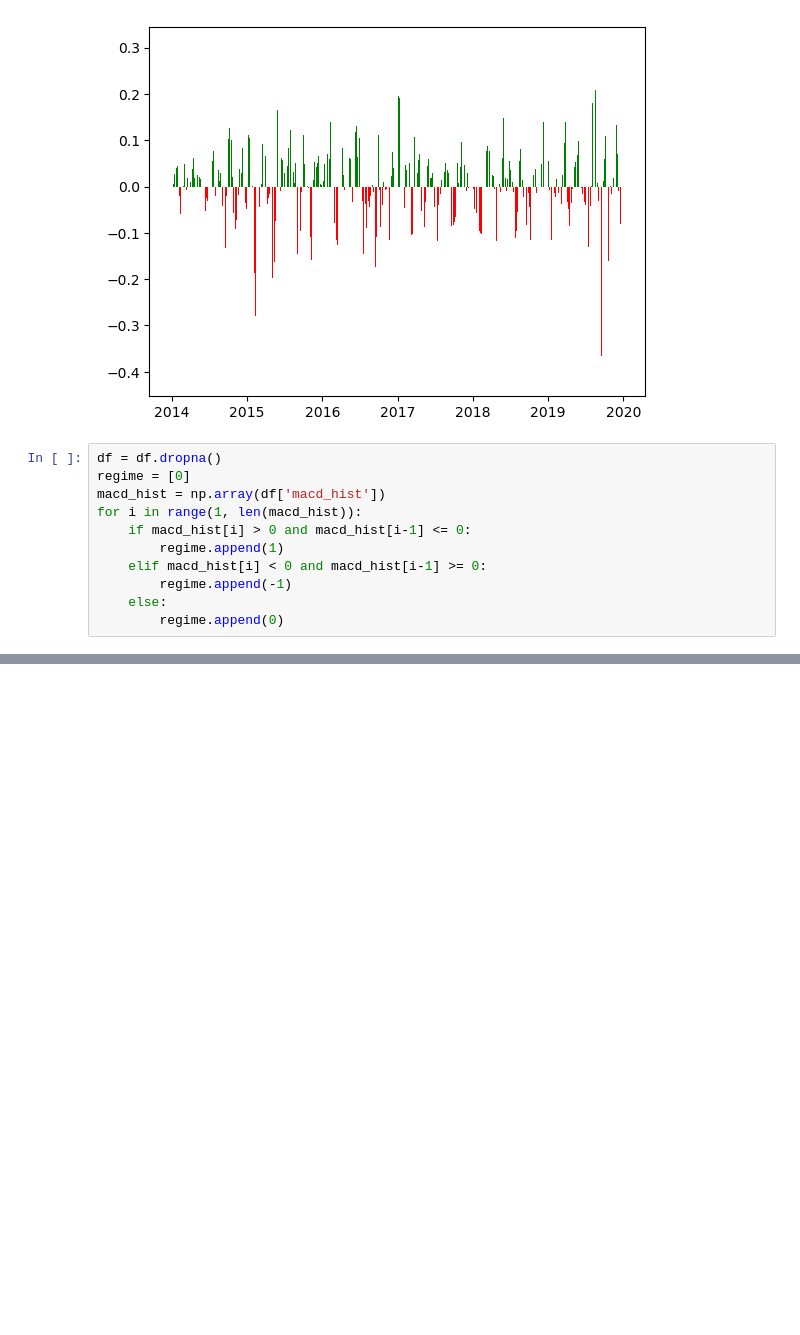
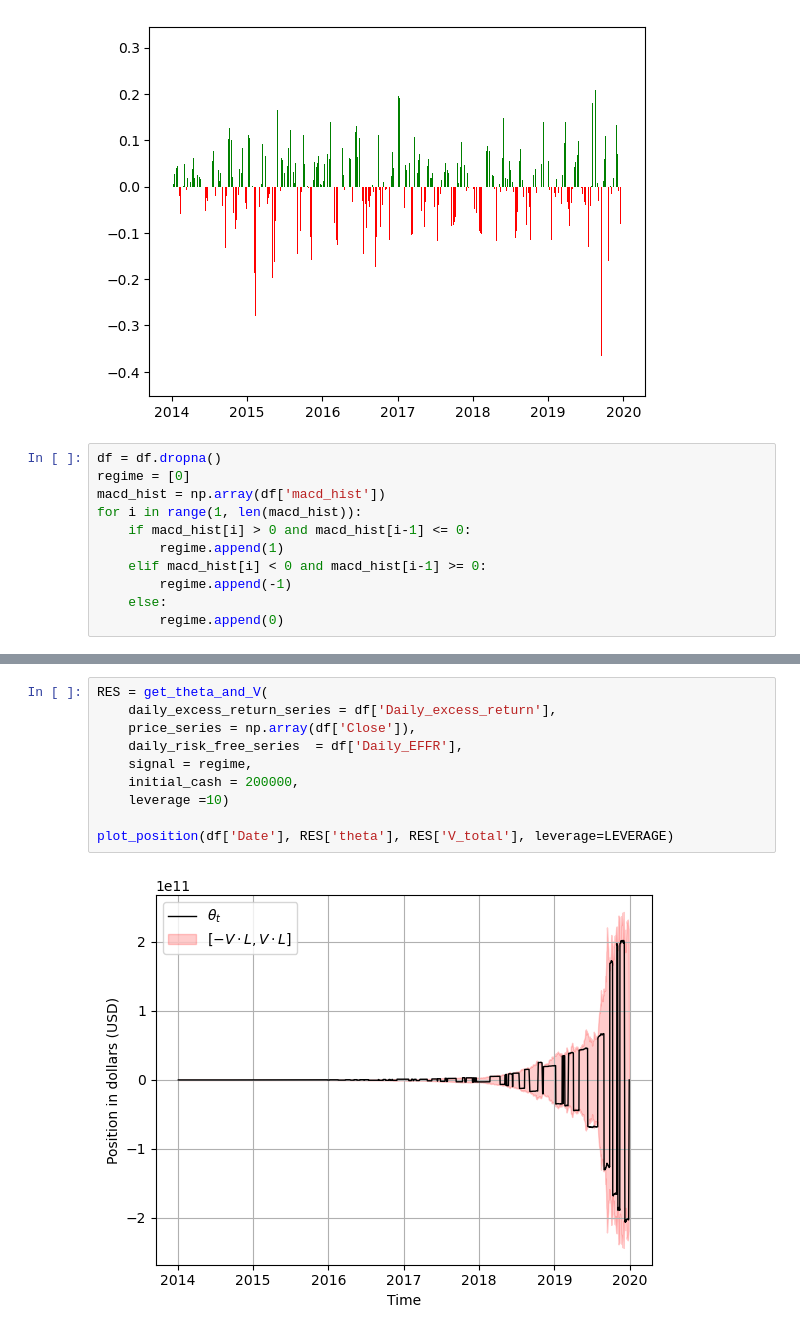
Before and after one commit to MC-Kangan/Algo_Trading_ETF_Trading_Strategy, a Jupyter notebook: MACD_strategy.ipynb, the cells around one changed output, grey strips where cells are left out. Cells and saved outputs as stored; diff of their text form; blank space fills up the shorter version.

```diff
--- a/MACD_strategy.ipynb
+++ b/MACD_strategy.ipynb
@@ -160,2 +292,14 @@ for i in range(1, len(macd_hist)):
+# %%
+RES = get_theta_and_V(
+    daily_excess_return_series = df['Daily_excess_return'],
+    price_series = np.array(df['Close']),
+    daily_risk_free_series  = df['Daily_EFFR'],
+    signal = regime,
+    initial_cash = 200000,
+    leverage =10)
+
+plot_position(df['Date'], RES['theta'], RES['V_total'], leverage=LEVERAGE)
+# %% [output]
+[figure, added]
 # %%
 
```
Also changed, not shown: parts of 8 cells of this notebook, 3 other files.
